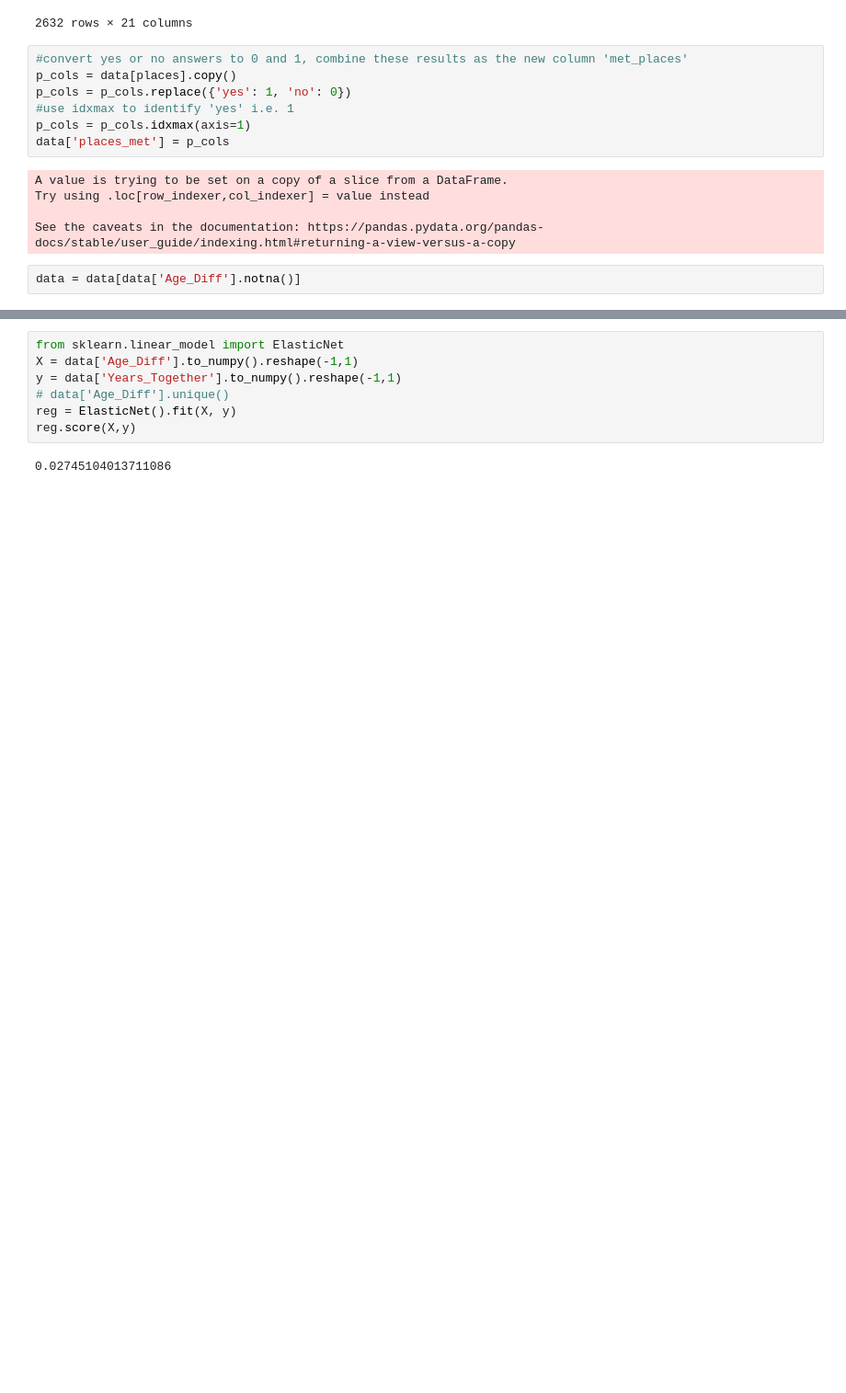
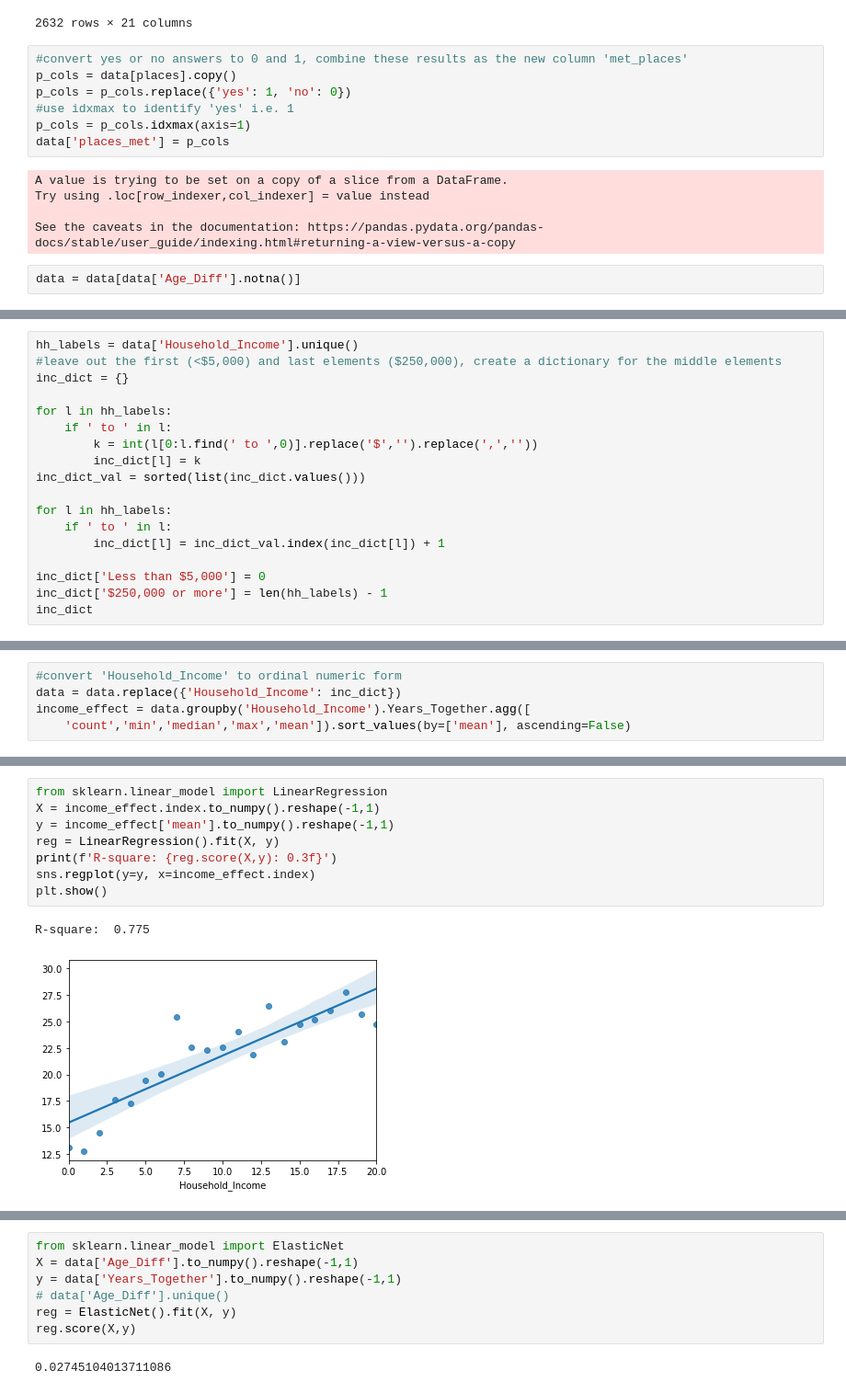
Before and after one commit to grantrzchan/Date_Marriage_HCMST_2017, a Jupyter notebook: Exploratory_Data_Analysis.ipynb, the cells around one changed output, grey strips where cells are left out. Shown: that part at 92% size. Saved outputs shown, nothing was run; the diff lists cells and outputs as text; blank space fills up the shorter version.

```diff
--- a/Exploratory_Data_Analysis.ipynb
+++ b/Exploratory_Data_Analysis.ipynb
@@ -114,0 +159,18 @@ data.groupby('places_met').Years_Together.agg([
+# %%
+hh_labels = data['Household_Income'].unique()
+#leave out the first (<$5,000) and last elements ($250,000), create a dictionary for the middle elements
+inc_dict = {}
+
+for l in hh_labels:
+    if ' to ' in l:
+        k = int(l[0:l.find(' to ',0)].replace('$','').replace(',',''))
+        inc_dict[l] = k
+inc_dict_val = sorted(list(inc_dict.values()))
+
+for l in hh_labels:
+    if ' to ' in l:
+        inc_dict[l] = inc_dict_val.index(inc_dict[l]) + 1
+
+inc_dict['Less than $5,000'] = 0
+inc_dict['$250,000 or more'] = len(hh_labels) - 1
+inc_dict
@@ -114,0 +195,5 @@ data.groupby('places_met').Years_Together.agg([
+# %%
+#convert 'Household_Income' to ordinal numeric form
+data = data.replace({'Household_Income': inc_dict})
+income_effect = data.groupby('Household_Income').Years_Together.agg([
+    'count','min','median','max','mean']).sort_values(by=['mean'], ascending=False)
@@ -114,0 +221,11 @@ data.groupby('places_met').Years_Together.agg([
+# %%
+from sklearn.linear_model import LinearRegression
+X = income_effect.index.to_numpy().reshape(-1,1)
+y = income_effect['mean'].to_numpy().reshape(-1,1)
+reg = LinearRegression().fit(X, y)
+print(f'R-square: {reg.score(X,y): 0.3f}')
+sns.regplot(y=y, x=income_effect.index)
+plt.show()
+# %% [output]
+R-square:  0.775
+[figure, added]
```
Also changed, not shown: parts of 31 cells of this notebook.
